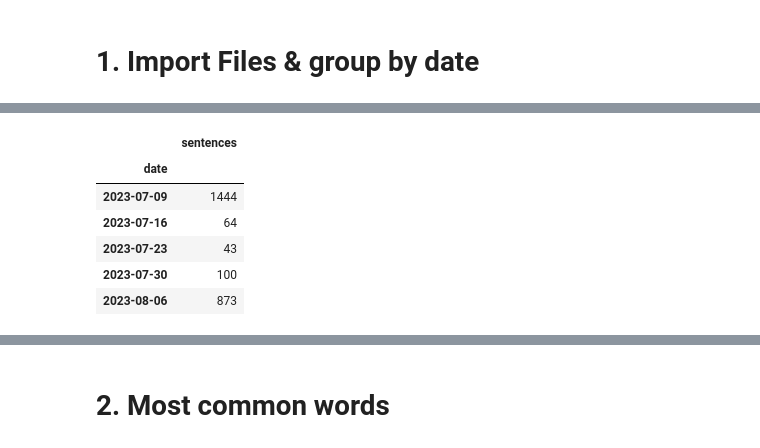
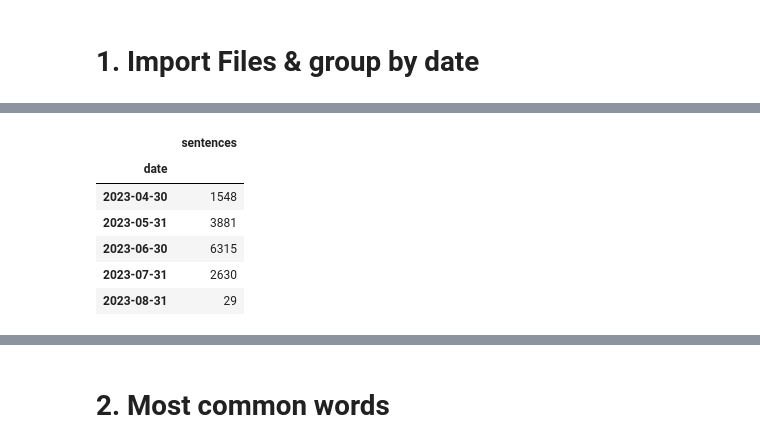
Before and after one commit to Klapperhorn/Zotero_HTML_annotation, a Jupyter notebook: file_analysis.ipynb, the cells around one changed output, grey strips where cells are left out. Saved outputs shown, nothing was run; the diff lists cells and outputs as text; code cells hidden in the pictures.

```diff
--- a/file_analysis.ipynb
+++ b/file_analysis.ipynb
@@ -17 +20,6 @@ df=pd.read_json("2023-07-30_ChatGPT_Sentences_NLP-Out_small.json")
+# %%
+text_column="sentences"
+
+#df=pd.read_json("2023-08-02_ChatGPT_Paragraphs_NLP-Out.json")
+df=pd.read_json("2023-09-02GPT3_sentiment_metaphor_detection.json")
 # %%
@@ -25,0 +51,16 @@ df.head(5)
+# %%
+GROUP_key="Uni"
+
+df.loc[:,"translated"]=0
+df.loc[df.source_language!="en","translated"]=1
+
+Counts=pd.DataFrame({"publications": df.drop_duplicates(subset="key").value_counts(GROUP_key),
+                     text_column:df.value_counts(GROUP_key),
+                     f"translated_{text_column}":df.groupby(GROUP_key)["translated"].sum(),
+                     "translated_P":df.drop_duplicates(subset="key").groupby(GROUP_key)["translated"].sum()})
+
+Counts["sentences_per_publ"]=Counts[text_column]/Counts["publications"]
+Counts[f"share_translated_{text_column}"]=Counts[f"translated_{text_column}"]/Counts[text_column]
+Counts["share_translated_P"]=Counts["translated_P"]/Counts["publications"]
+
+Counts.sort_values("sentences_per_publ", ascending=False)
@@ -26,16 +85,16 @@ df.head(5)
 # %%
-freq="W"
+freq="M"
 #df=pd.read_json("2023-06-06_Zotero_AI_nlp_en2.json")
 
-df_publ=df.drop_duplicates(subset="sentences")[["date","key"]]
+df_publ=df.drop_duplicates(subset=text_column)[["date","key"]]
 df_publ=df_publ.set_index("date").groupby(pd.Grouper(freq=freq)).count()
-df_publ.columns=["sentences"]
+df_publ.columns=[text_column]
 df_publ.tail()
 # %% [output]
 |  | sentences |
 | date |  |
-| 2023-07-09 | 1444 |
-| 2023-07-16 | 64 |
-| 2023-07-23 | 43 |
-| 2023-07-30 | 100 |
-| 2023-08-06 | 873 |
+| 2023-04-30 | 1548 |
+| 2023-05-31 | 3881 |
+| 2023-06-30 | 6315 |
+| 2023-07-31 | 2630 |
+| 2023-08-31 | 29 |
```
Also changed, not shown: parts of 92 cells of this notebook, 4 other files.
